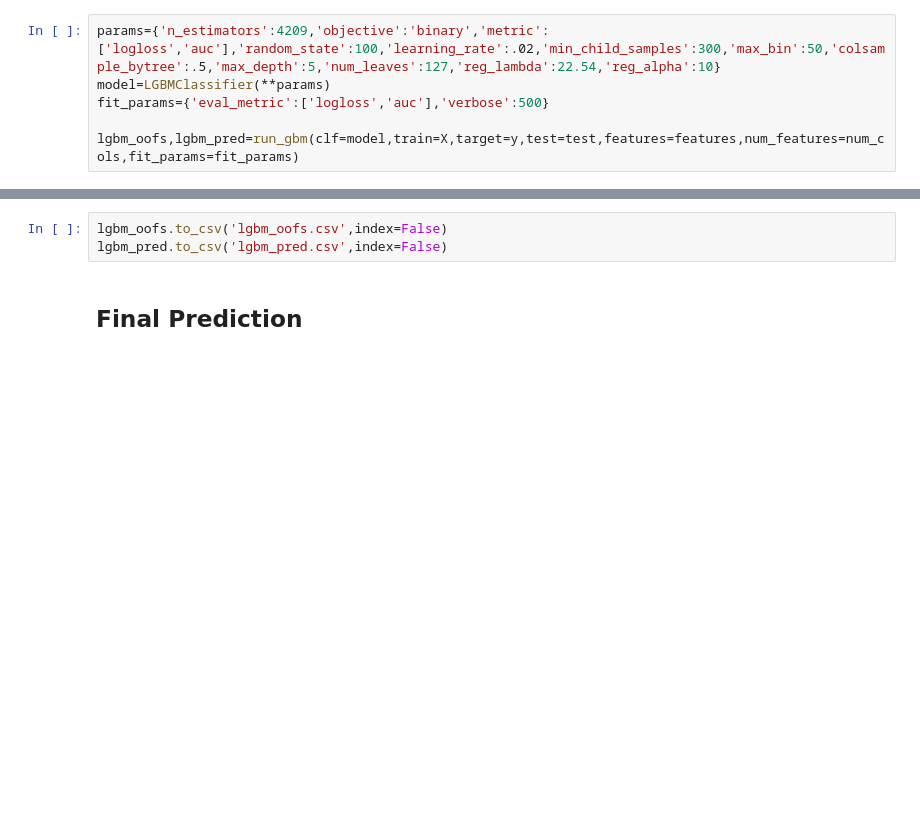
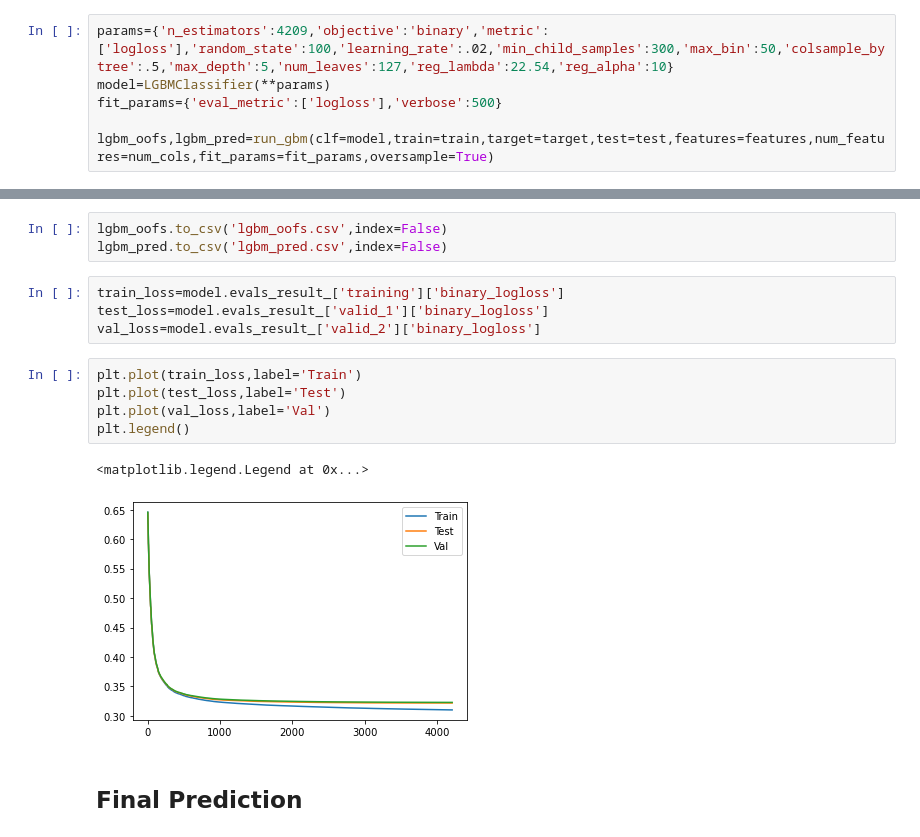
Before and after one commit to himanshubirla/JobaThon-Credit-Card, a Jupyter notebook: Scripts/Jobathon-Model.ipynb, the cells around one changed output, grey strips where cells are left out. Saved outputs shown, nothing was run; the diff lists cells and outputs as text; blank space fills up the shorter version.

```diff
--- a/Scripts/Jobathon-Model.ipynb
+++ b/Scripts/Jobathon-Model.ipynb
@@ -83,10 +104,10 @@ xgb_pred.to_csv('xgb_pred.csv',index=False)
 # %% [markdown]
 ## LGBM
 # %%
-params={'n_estimators':4209,'objective':'binary','metric':['logloss','auc'],'random_state':100,'learning_rate':.02,'min_child_samples':300,'max_bin':50,'colsample_bytree':.5,'max_depth':5,'num_leaves':127,'reg_lambda':22.54,'reg_alpha':10}
+params={'n_estimators':4209,'objective':'binary','metric':['logloss'],'random_state':100,'learning_rate':.02,'min_child_samples':300,'max_bin':50,'colsample_bytree':.5,'max_depth':5,'num_leaves':127,'reg_lambda':22.54,'reg_alpha':10}
 model=LGBMClassifier(**params)
-fit_params={'eval_metric':['logloss','auc'],'verbose':500}
+fit_params={'eval_metric':['logloss'],'verbose':500}
 
-lgbm_oofs,lgbm_pred=run_gbm(clf=model,train=X,target=y,test=test,features=features,num_features=num_cols,fit_params=fit_params)
+lgbm_oofs,lgbm_pred=run_gbm(clf=model,train=train,target=target,test=test,features=features,num_features=num_cols,fit_params=fit_params,oversample=True)
 # %% [output]
 ------------------------------------Fold1------------------------------------
@@ -113,6 +134,18 @@ lgbm_pred=pd.DataFrame([lgbm_pred],index=['lgbm_pred']).T
 # %%
 lgbm_oofs.to_csv('lgbm_oofs.csv',index=False)
 lgbm_pred.to_csv('lgbm_pred.csv',index=False)
+# %%
+train_loss=model.evals_result_['training']['binary_logloss']
+test_loss=model.evals_result_['valid_1']['binary_logloss']
+val_loss=model.evals_result_['valid_2']['binary_logloss']
+# %%
+plt.plot(train_loss,label='Train')
+plt.plot(test_loss,label='Test')
+plt.plot(val_loss,label='Val')
+plt.legend()
+# %% [output]
+<matplotlib.legend.Legend at 0x...>
+[figure, added]
 # %% [markdown]
 ## Final Prediction
 # %%
```
Also changed, not shown: parts of 11 cells of this notebook, 8 other files.
